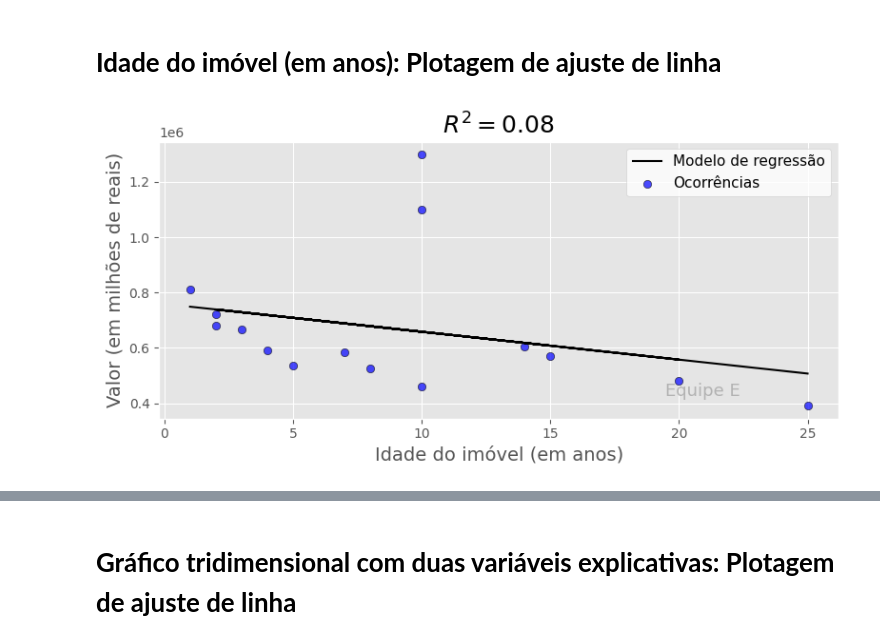
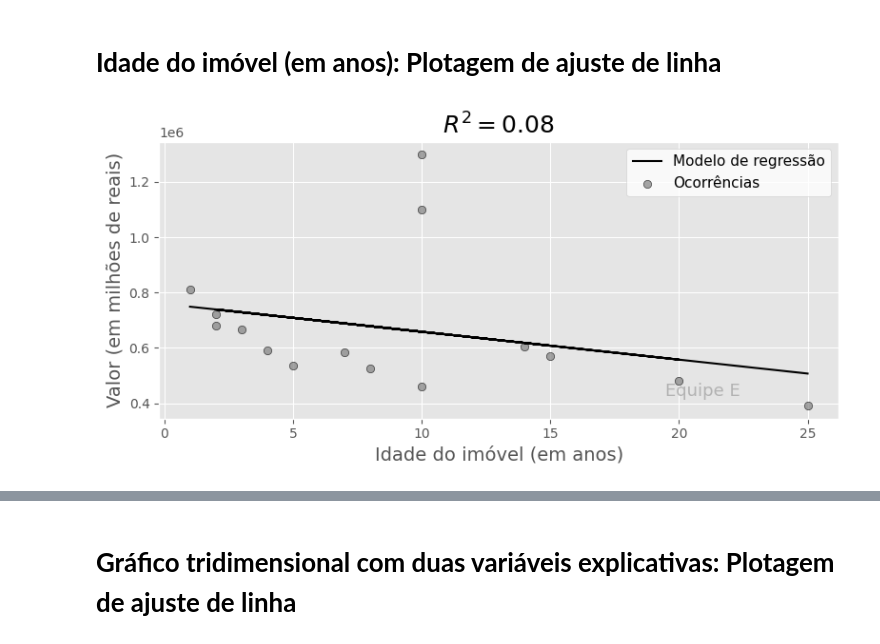
Before and after one commit to nosbyelk/MLR, a Jupyter notebook: Previsão_de_preços_de_apartamentos_MRLM.ipynb, the cells around one changed output, grey strips where cells are left out. Saved outputs shown, nothing was run; the diff lists cells and outputs as text; code cells hidden in the pictures.

```diff
--- a/Previsão_de_preços_de_apartamentos_MRLM.ipynb
+++ b/Previsão_de_preços_de_apartamentos_MRLM.ipynb
@@ -61,32 +61,32 @@ from sklearn import linear_model
 X = df['Idade'].values.reshape(-1,1)
 y = df['Valor'].values
 
 ################################################ Treino #############################################
 
 ols = linear_model.LinearRegression()
 model = ols.fit(X, y)
 response = model.predict(X)
 
 ############################################## Avaliação ############################################
 
 r2 = model.score(X, y)
 
 ############################################## Plotagem ################################################
 
 plt.style.use('default')
 plt.style.use('ggplot')
 
 fig, ax = plt.subplots(figsize=(8, 4))
 
 ax.plot(X, response, color='k', label='Modelo de regressão')
-ax.scatter(X, y, edgecolor='k', facecolor='blue', alpha=0.7, label='Ocorrências')
+ax.scatter(X, y, edgecolor='k', facecolor='grey', alpha=0.7, label='Ocorrências')
 ax.set_ylabel('Valor (em milhões de reais)', fontsize=14)
 ax.set_xlabel('Idade do imóvel (em anos)', fontsize=14)
 ax.text(0.8, 0.1, 'Equipe E', fontsize=13, ha='center', va='center',
          transform=ax.transAxes, color='grey', alpha=0.5)
 ax.legend(facecolor='white', fontsize=11)
 ax.set_title('$R^2= %.2f$' % r2, fontsize=18)
 
 fig.tight_layout()
 # %% [output]
-[figure, old version]
+[figure, new version]
```
Also changed, not shown: parts of 8 cells of this notebook.
